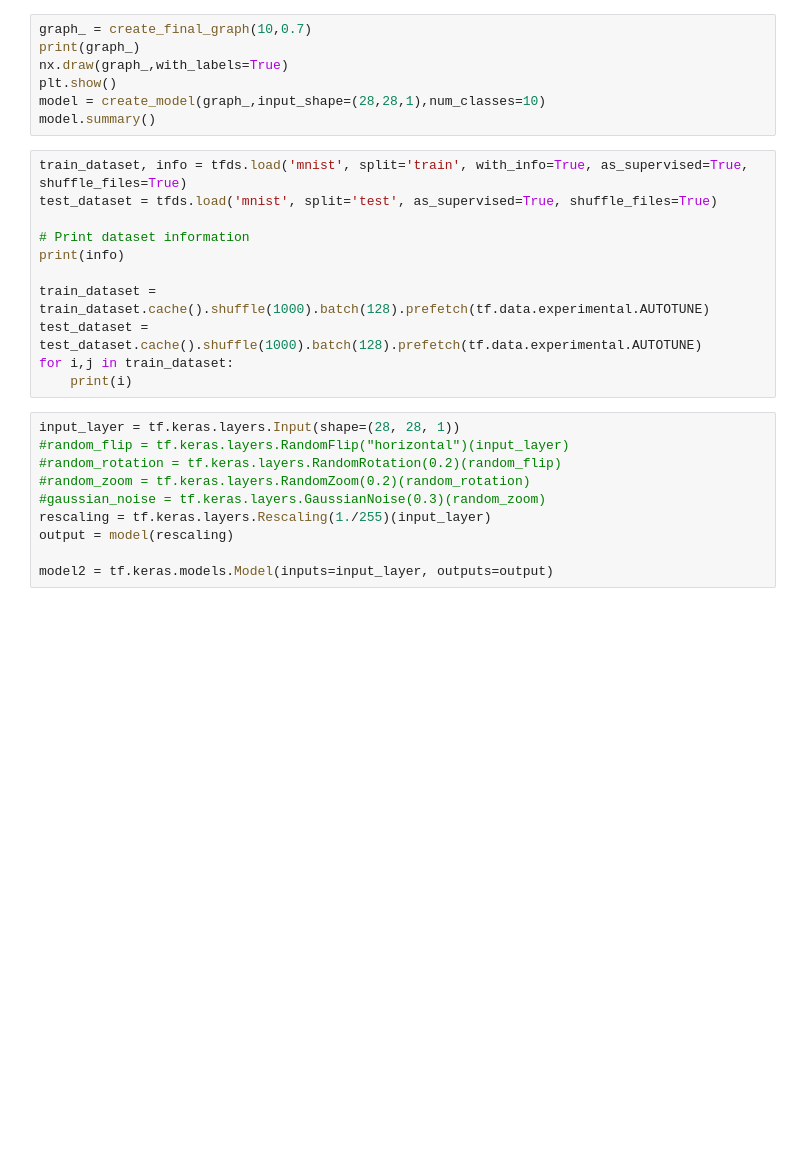
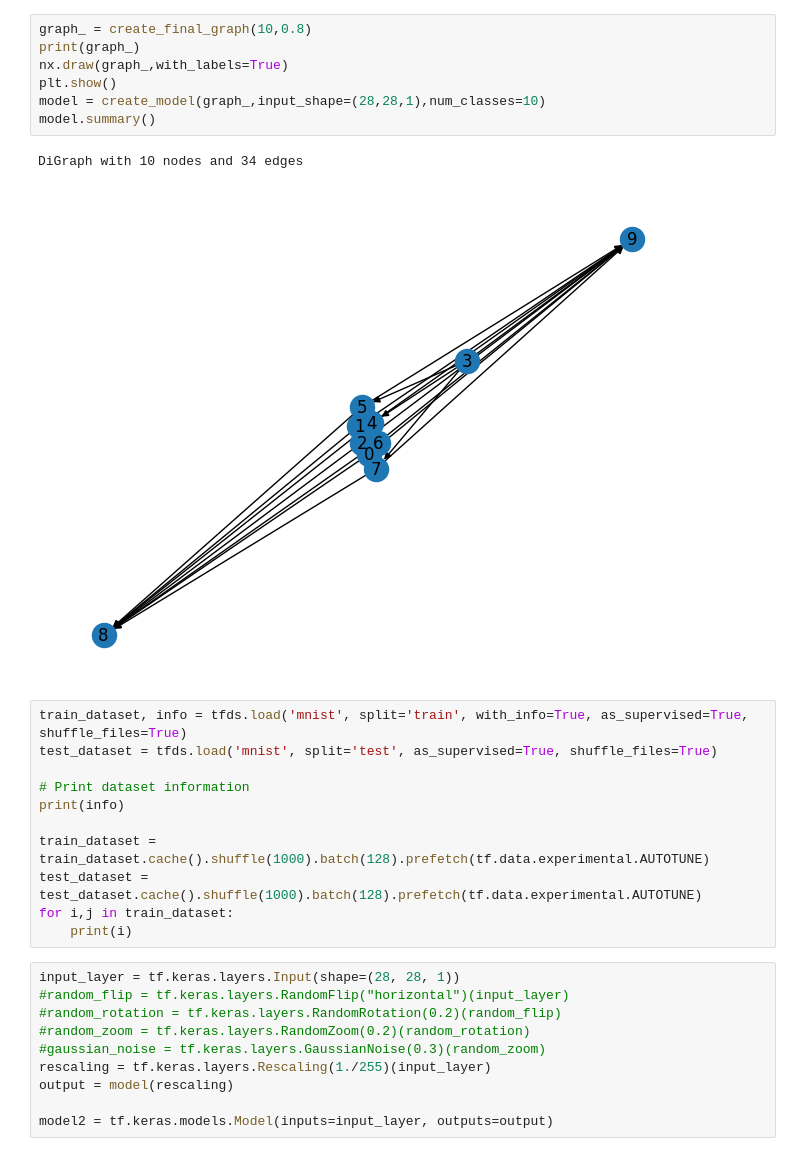
Before and after one commit to SigireddyBalasai/graph-cnn, a Jupyter notebook: main.ipynb, the cells around one changed output. Drawn from its saved outputs; the diff is of its cells as text; blank space fills up the shorter version.

```diff
--- a/main.ipynb
+++ b/main.ipynb
@@ -12,10 +22,13 @@ from IPython.display import clear_output
 # %%
-graph_ = create_final_graph(10,0.7)
+graph_ = create_final_graph(10,0.8)
 print(graph_)
 nx.draw(graph_,with_labels=True)
 plt.show()
 model = create_model(graph_,input_shape=(28,28,1),num_classes=10)
 model.summary()
+# %% [output]
+DiGraph with 10 nodes and 34 edges
+[figure, added]
 # %%
 train_dataset, info = tfds.load('mnist', split='train', with_info=True, as_supervised=True, shuffle_files=True)
 test_dataset = tfds.load('mnist', split='test', as_supervised=True, shuffle_files=True)
```
Also changed, not shown: parts of 1 cell of this notebook, 2 other files.
